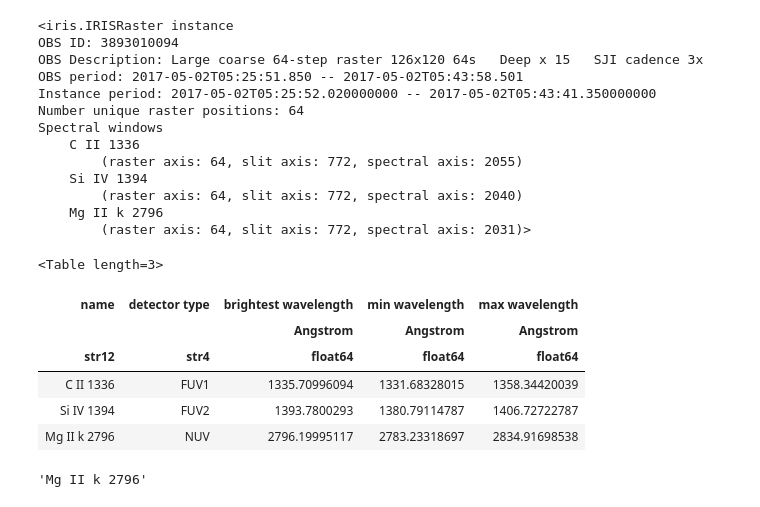
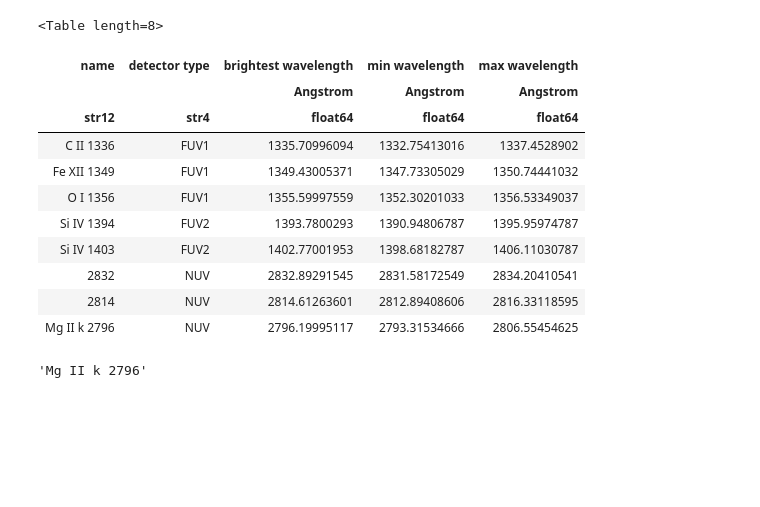
Before and after one commit to sunpy/sunraster, a Jupyter notebook: IRIS RasterCube.ipynb, the cells around one changed output. Drawn from its saved outputs; the diff is of its cells as text; code cells hidden in the pictures; blank space fills up the shorter version.

Commit message:
added to rasterdemo

```diff
--- a/IRIS RasterCube.ipynb
+++ b/IRIS RasterCube.ipynb
@@ -11,27 +10,21 @@ raster=IRISRaster(sample.RASTER)
-# %%
-raster
-# %% [output]
-<iris.IRISRaster instance
-OBS ID: 3893010094
-OBS Description: Large coarse 64-step raster 126x120 64s   Deep x 15   SJI cadence 3x
-OBS period: 2017-05-02T05:25:51.850 -- 2017-05-02T05:43:58.501
-Instance period: 2017-05-02T05:25:52.020000000 -- 2017-05-02T05:43:41.350000000
-Number unique raster positions: 64
-Spectral windows
-    C II 1336
-        (raster axis: 64, slit axis: 772, spectral axis: 2055)
-    Si IV 1394
-        (raster axis: 64, slit axis: 772, spectral axis: 2040)
-    Mg II k 2796
-        (raster axis: 64, slit axis: 772, spectral axis: 2031)>
+# %%
+sample.RASTER
+testfile='/Users/shelbe/sunpy/raster/iris_l2_20170502_095734_3620250135_raster_t000_r00000.fits'
+# %%
+sg=IRISSpectrograph(testfile)
 # %%
-raster.spectral_windows
+sg.spectral_windows
 # %% [output]
-<Table length=3>
+<Table length=8>
 | name | detector type | brightest wavelength | min wavelength | max wavelength |
 |  |  | Angstrom | Angstrom | Angstrom |
 | str12 | str4 | float64 | float64 | float64 |
-| C II 1336 | FUV1 | 1335.70996094 | 1331.68328015 | 1358.34420039 |
-| Si IV 1394 | FUV2 | 1393.7800293 | 1380.79114787 | 1406.72722787 |
-| Mg II k 2796 | NUV | 2796.19995117 | 2783.23318697 | 2834.91698538 |
+| C II 1336 | FUV1 | 1335.70996094 | 1332.75413016 | 1337.4528902 |
+| Fe XII 1349 | FUV1 | 1349.43005371 | 1347.73305029 | 1350.74441032 |
+| O I 1356 | FUV1 | 1355.59997559 | 1352.30201033 | 1356.53349037 |
+| Si IV 1394 | FUV2 | 1393.7800293 | 1390.94806787 | 1395.95974787 |
+| Si IV 1403 | FUV2 | 1402.77001953 | 1398.68182787 | 1406.11030787 |
+| 2832 | NUV | 2832.89291545 | 2831.58172549 | 2834.20410541 |
+| 2814 | NUV | 2814.61263601 | 2812.89408606 | 2816.33118595 |
+| Mg II k 2796 | NUV | 2796.19995117 | 2793.31534666 | 2806.55454625 |
 # %%
```
Also changed, not shown: parts of 11 cells of this notebook, 1 other file.
